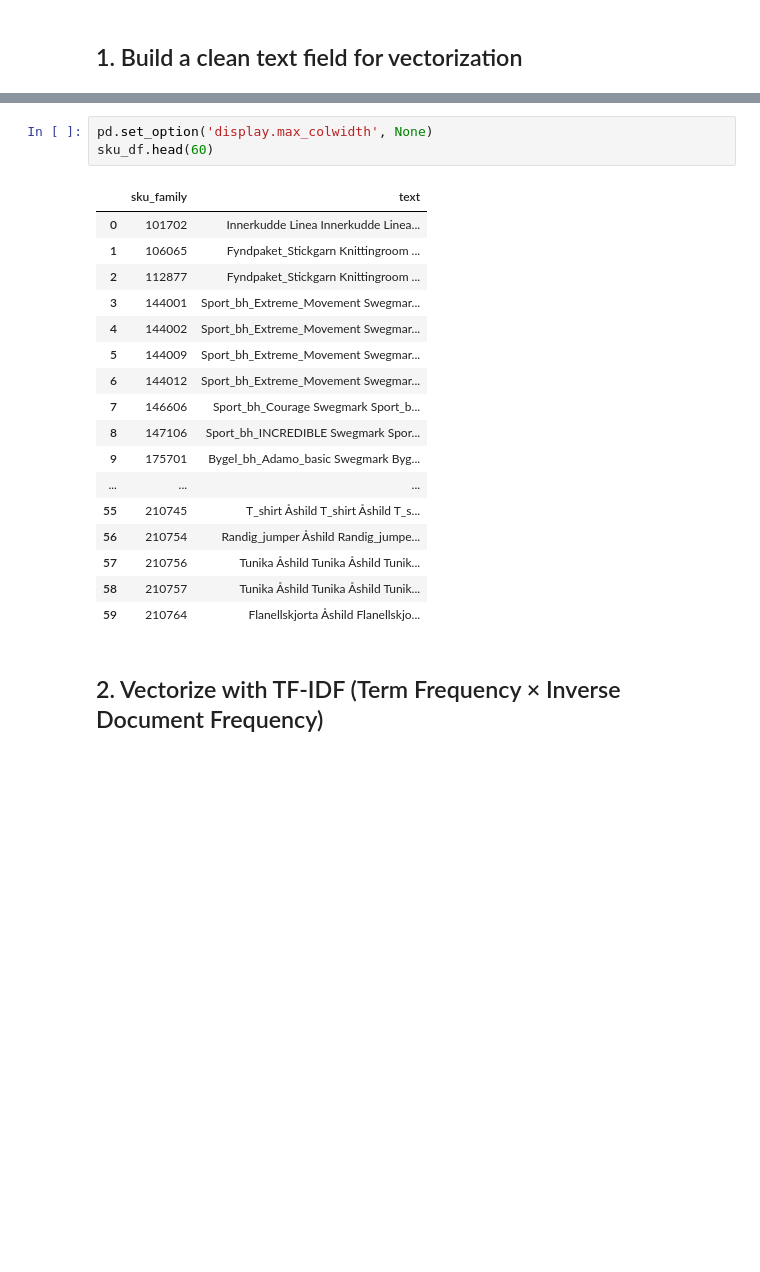
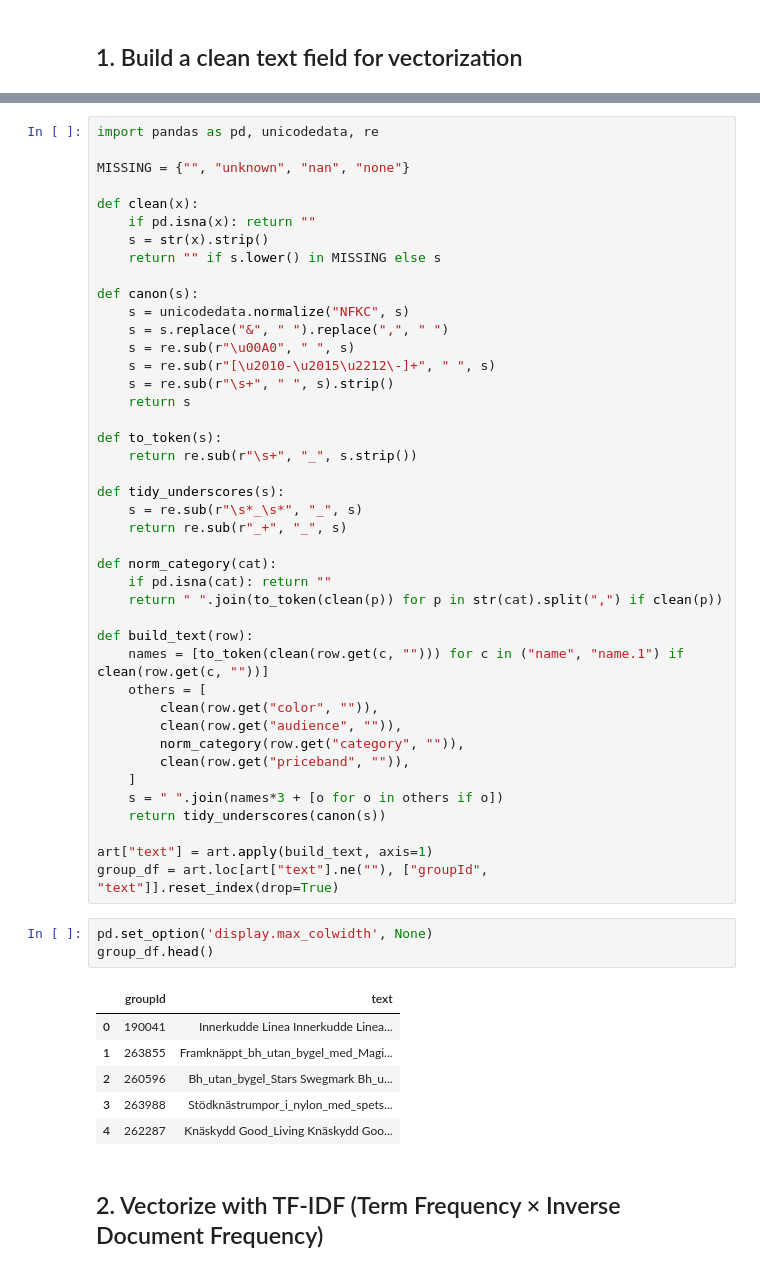
Before and after one commit to maria-lagerholm/itcm_recommendation_engine, a Jupyter notebook: notebooks/simillarity_search.ipynb, the cells around one changed output, grey strips where cells are left out. Drawn from its saved outputs; the diff is of its cells as text; blank space fills up the shorter version.

```diff
--- a/notebooks/simillarity_search.ipynb
+++ b/notebooks/simillarity_search.ipynb
@@ -200,24 +127,55 @@ sku_df = art.loc[art["text"].ne(""), ["sku_family","text"]].reset_index(drop=Tru
+# %%
+import pandas as pd, unicodedata, re
+
+MISSING = {"", "unknown", "nan", "none"}
+
+def clean(x):
+    if pd.isna(x): return ""
+    s = str(x).strip()
+    return "" if s.lower() in MISSING else s
+
+def canon(s):
+    s = unicodedata.normalize("NFKC", s)
+    s = s.replace("&", " ").replace(",", " ")
+    s = re.sub(r"\u00A0", " ", s)
+    s = re.sub(r"[\u2010-\u2015\u2212\-]+", " ", s)
+    s = re.sub(r"\s+", " ", s).strip()
+    return s
+
+def to_token(s):
+    return re.sub(r"\s+", "_", s.strip())
+
+def tidy_underscores(s):
+    s = re.sub(r"\s*_\s*", "_", s)
+    return re.sub(r"_+", "_", s)
+
+def norm_category(cat):
+    if pd.isna(cat): return ""
+    return " ".join(to_token(clean(p)) for p in str(cat).split(",") if clean(p))
+
+def build_text(row):
+    names = [to_token(clean(row.get(c, ""))) for c in ("name", "name.1") if clean(row.get(c, ""))]
+    others = [
+        clean(row.get("color", "")),
+        clean(row.get("audience", "")),
+        norm_category(row.get("category", "")),
+        clean(row.get("priceband", "")),
+    ]
+    s = " ".join(names*3 + [o for o in others if o])
+    return tidy_underscores(canon(s))
+
+art["text"] = art.apply(build_text, axis=1)
+group_df = art.loc[art["text"].ne(""), ["groupId", "text"]].reset_index(drop=True)
 # %%
 pd.set_option('display.max_colwidth', None)
-sku_df.head(60)
+group_df.head()
 # %% [output]
-|  | sku_family | text |
-| 0 | 101702 | Innerkudde Linea Innerkudde Linea... |
-| 1 | 106065 | Fyndpaket_Stickgarn Knittingroom ... |
-| 2 | 112877 | Fyndpaket_Stickgarn Knittingroom ... |
-| 3 | 144001 | Sport_bh_Extreme_Movement Swegmar... |
-| 4 | 144002 | Sport_bh_Extreme_Movement Swegmar... |
-| 5 | 144009 | Sport_bh_Extreme_Movement Swegmar... |
-| 6 | 144012 | Sport_bh_Extreme_Movement Swegmar... |
-| 7 | 146606 | Sport_bh_Courage Swegmark Sport_b... |
-| 8 | 147106 | Sport_bh_INCREDIBLE Swegmark Spor... |
-| 9 | 175701 | Bygel_bh_Adamo_basic Swegmark Byg... |
-| ... | ... | ... |
-| 55 | 210745 | T_shirt Åshild T_shirt Åshild T_s... |
-| 56 | 210754 | Randig_jumper Åshild Randig_jumpe... |
-| 57 | 210756 | Tunika Åshild Tunika Åshild Tunik... |
-| 58 | 210757 | Tunika Åshild Tunika Åshild Tunik... |
-| 59 | 210764 | Flanellskjorta Åshild Flanellskjo... |
+|  | groupId | text |
+| 0 | 190041 | Innerkudde Linea Innerkudde Linea... |
+| 1 | 263855 | Framknäppt_bh_utan_bygel_med_Magi... |
+| 2 | 260596 | Bh_utan_bygel_Stars Swegmark Bh_u... |
+| 3 | 263988 | Stödknästrumpor_i_nylon_med_spets... |
+| 4 | 262287 | Knäskydd Good_Living Knäskydd Goo... |
 # %% [markdown]
 ## 2. Vectorize with TF-IDF (Term Frequency × Inverse Document Frequency)
 # %%
```
Also changed, not shown: parts of 26 cells of this notebook, 4 other files.
